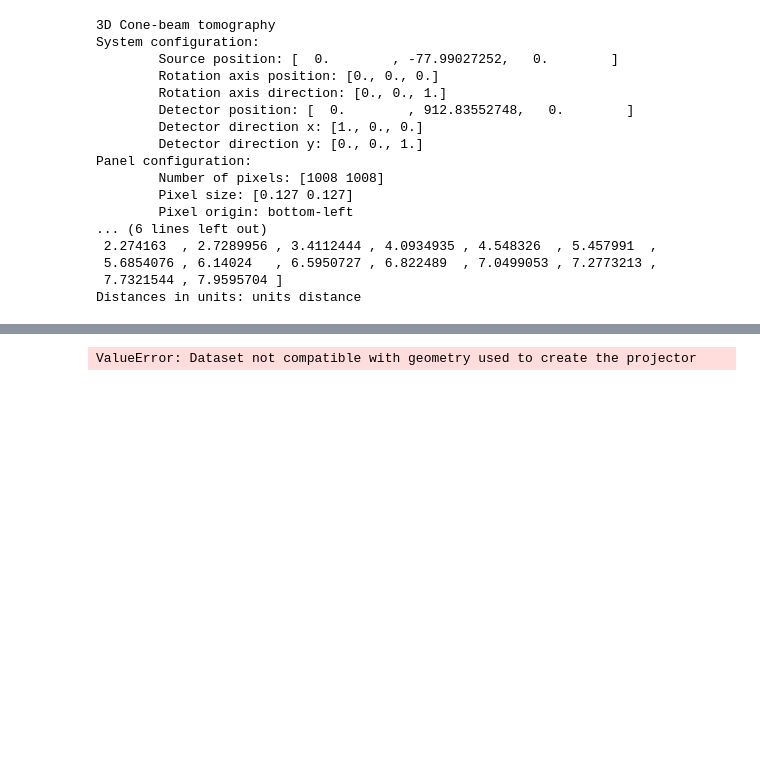
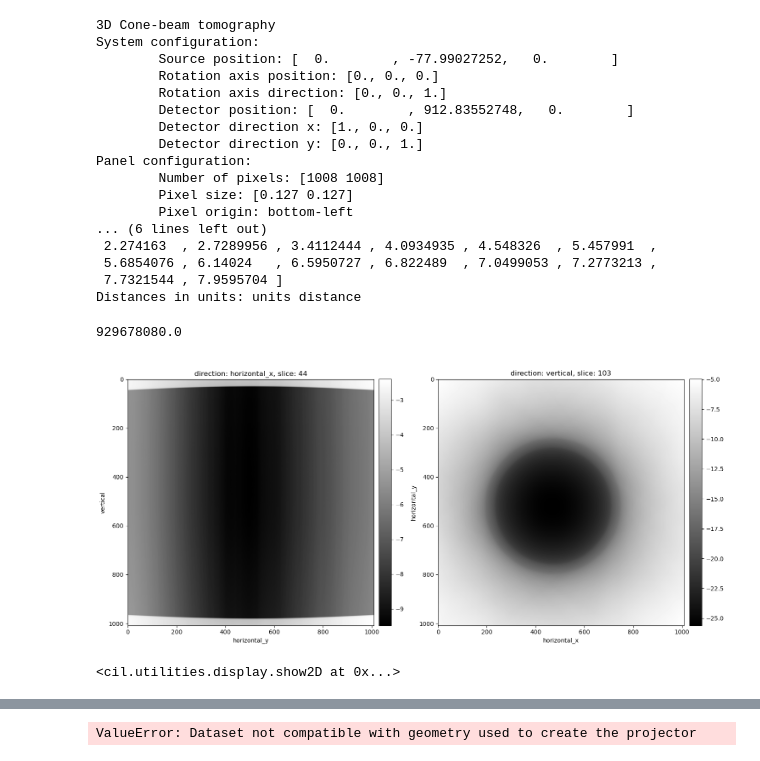
Before and after one commit to Sunday-nwokolo/Missing_angles, a Jupyter notebook: missing_angles.ipynb, the cells around one changed output, grey strips where cells are left out. Cells and saved outputs as stored; diff of their text form; code cells hidden in the pictures; blank space fills up the shorter version.

```diff
--- a/missing_angles.ipynb
+++ b/missing_angles.ipynb
@@ -287,3 +292,27 @@ ig = ag.get_ImageGeometry()
 # %%
 # Create projection operator using Astra-Toolbox.
 A = ProjectionOperator(ig, ag, device)
+# %%
+b = data
+# %%
+f1 = LeastSquares(A, b)
+# %%
+x0 = ig.allocate(0.0)
+# %%
+f1(x0)
+# %% [output]
+929678080.0
+# %%
+# Define custom parameters for show2D for visualizing all reconstructions consistently
+sx = 44
+sz = 103
+ca1 = -0.01
+ca2 =  0.11
+slices = [('horizontal_x',sx),('vertical',sz)]
+# %%
+from cil.processors import CentreOfRotationCorrector, Slicer, TransmissionAbsorptionConverter
+
+show2D(f1.gradient(x0),slice_list=slices,origin='upper-left')
+# %% [output]
+[figure, added]
+<cil.utilities.display.show2D at 0x...>
```
Also changed, not shown: parts of 14 cells of this notebook.
